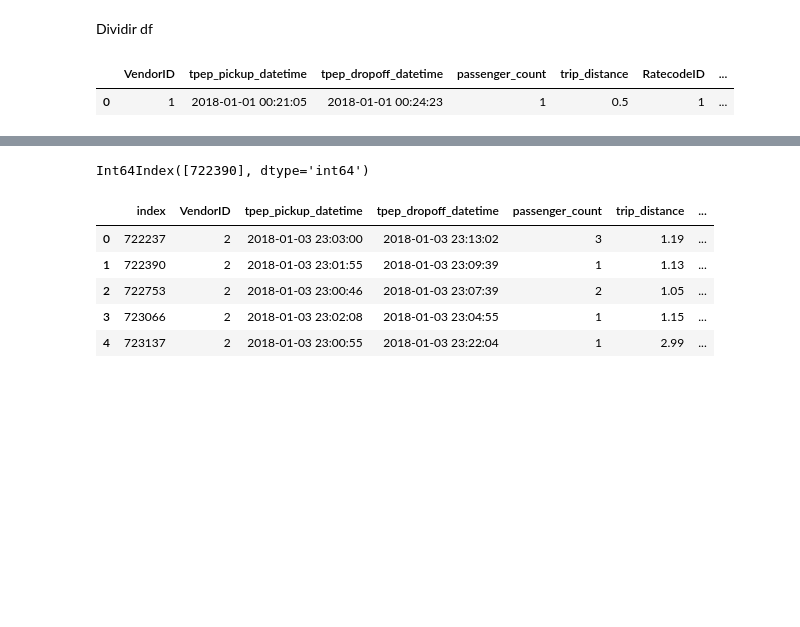
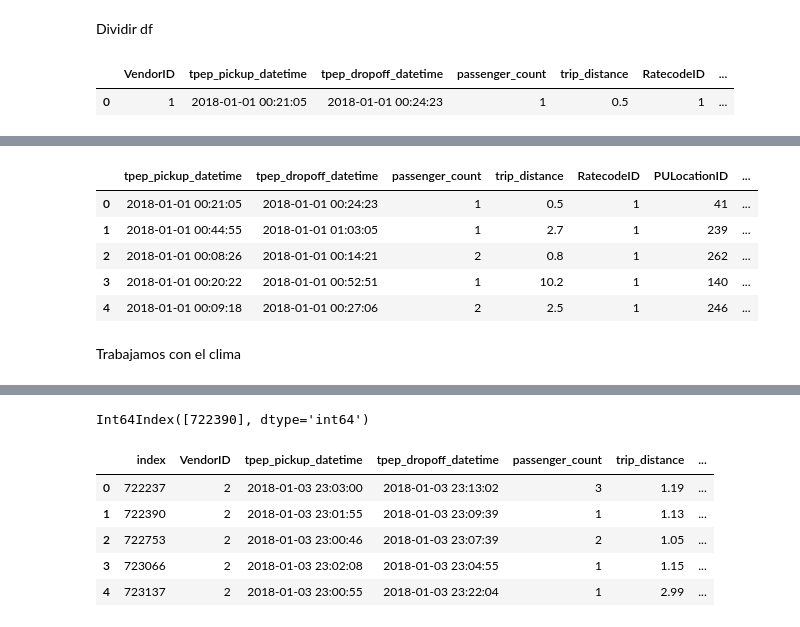
Before and after one commit to manusza/Proyecto-Taxis-NYC, a Jupyter notebook: taxis.ipynb, the cells around one changed output, grey strips where cells are left out. Cells and saved outputs as stored; diff of their text form; code cells hidden in the pictures; blank space fills up the shorter version.

```diff
--- a/taxis.ipynb
+++ b/taxis.ipynb
@@ -112,0 +94,2 @@ df2 = df.head(10)
+# %%
+df_Impar.drop(columns=["VendorID","store_and_fwd_flag"], inplace=True)
@@ -112,0 +98,27 @@ df2 = df.head(10)
+# %%
+#se carga el csv con las zonas
+zona = pd.read_csv("taxi+_zone_lookup.csv")
+#se borran las columnas que no usamos
+zona.drop(columns=["Zone","service_zone"], inplace=True)
+#cambiamos el nombre para poder hacer el merge
+zona.rename(columns={"LocationID": "PULocationID"},inplace=True)
+#se hace el merge y se crea la columnna resultante del merge "Borough"
+df_Impar = pd.merge(df_Impar,zona, how="left", on=["PULocationID"])
+#se le cambia el nombre a "boroug" para que haga referencia al borough de partida
+df_Impar.rename(columns={"Borough": "PUBorough"},inplace=True)
+#mismo procedimiento para borough de llegada
+zona.rename(columns={"PULocationID": "DOLocationID"},inplace=True)
+df_Impar = pd.merge(df_Impar,zona, how="left", on=["DOLocationID"])
+df_Impar.rename(columns={"Borough": "DOLocationID"},inplace=True)
+zona = "A"
+# %%
+df_Impar.head()
+# %% [output]
+|  | tpep_pickup_datetime | tpep_dropoff_datetime | passenger_count | trip_distance | RatecodeID | PULocationID | ... |
+| 0 | 2018-01-01 00:21:05 | 2018-01-01 00:24:23 | 1 | 0.5 | 1 | 41 | ... |
+| 1 | 2018-01-01 00:44:55 | 2018-01-01 01:03:05 | 1 | 2.7 | 1 | 239 | ... |
+| 2 | 2018-01-01 00:08:26 | 2018-01-01 00:14:21 | 2 | 0.8 | 1 | 262 | ... |
+| 3 | 2018-01-01 00:20:22 | 2018-01-01 00:52:51 | 1 | 10.2 | 1 | 140 | ... |
+| 4 | 2018-01-01 00:09:18 | 2018-01-01 00:27:06 | 2 | 2.5 | 1 | 246 | ... |
+# %% [markdown]
+Trabajamos con el clima
```
Also changed, not shown: parts of 26 cells of this notebook, 4 other files.
